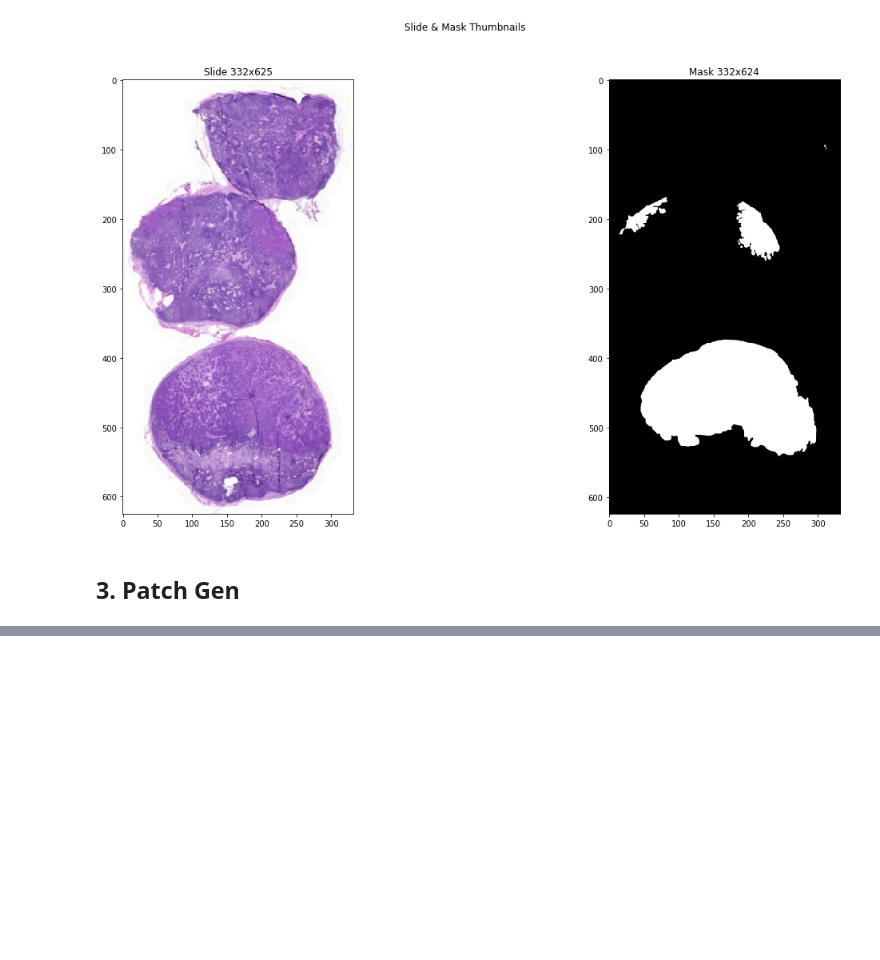
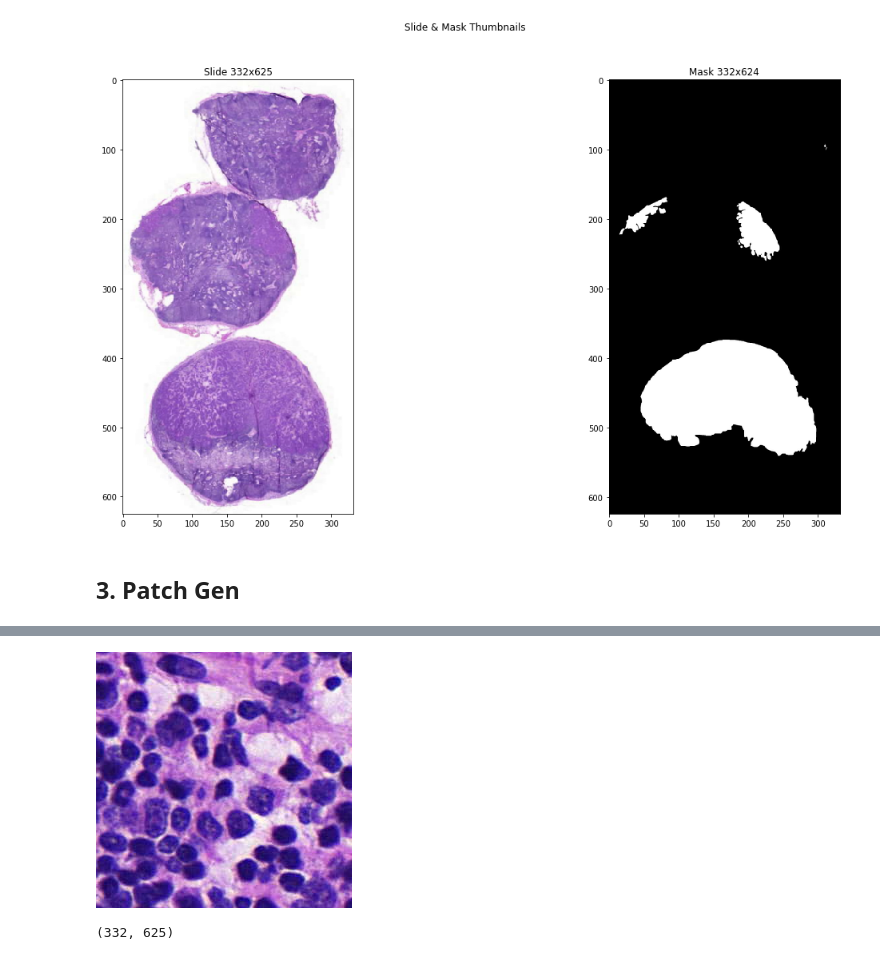
Before and after one commit to Taeu/HeLP-Challenge-Goldenpass, a Jupyter notebook: notebook/model-cjh-ver01.ipynb, the cells around one changed output, grey strips where cells are left out. Cells and saved outputs as stored; diff of their text form; code cells hidden in the pictures; blank space fills up the shorter version.

```diff
--- a/notebook/model-cjh-ver01.ipynb
+++ b/notebook/model-cjh-ver01.ipynb
@@ -196,0 +299,10 @@ plt.imshow(th)
+# %%
+a = tiles.get_tile(tiles.level_count-1, (221+30, 94+152))
+# %%
+a
+# %% [output]
+[figure, added]
+# %%
+slide_lv4.size
+# %% [output]
+(332, 625)
```
Also changed, not shown: parts of 21 cells of this notebook, 3 other files.
